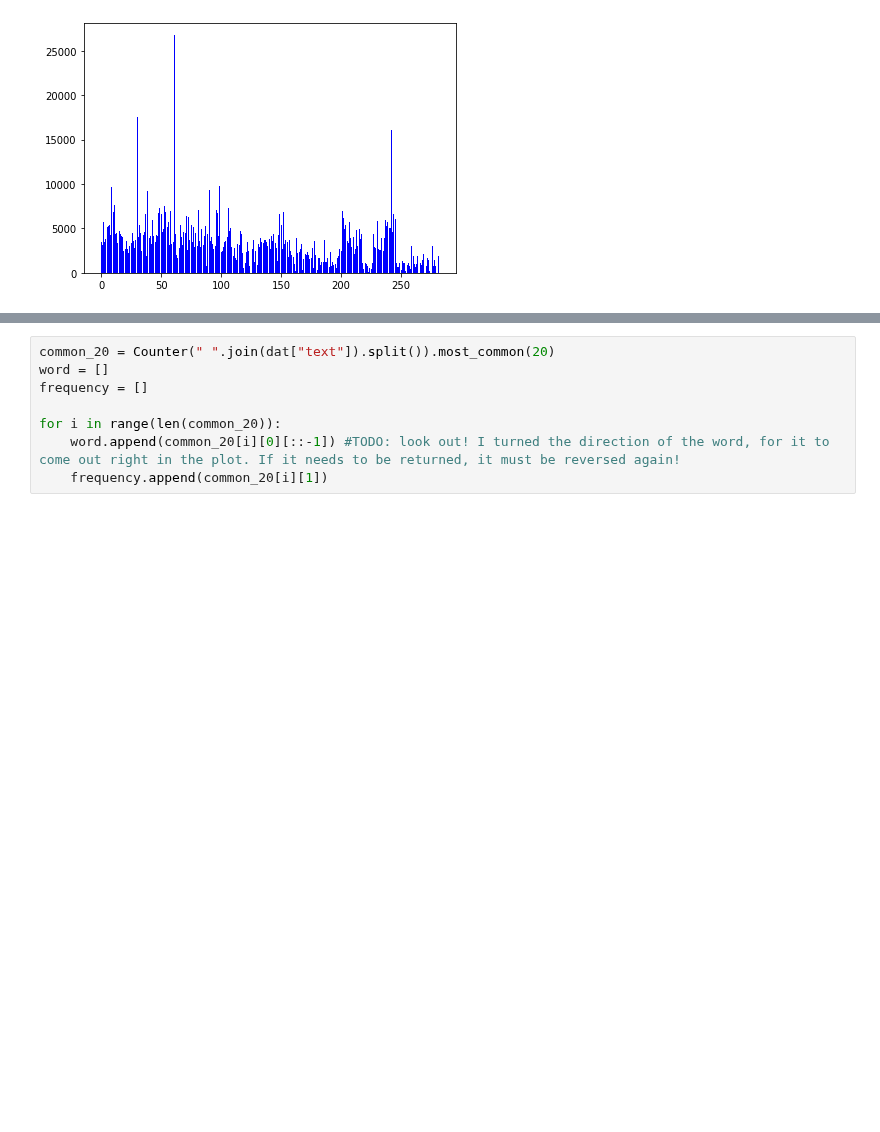
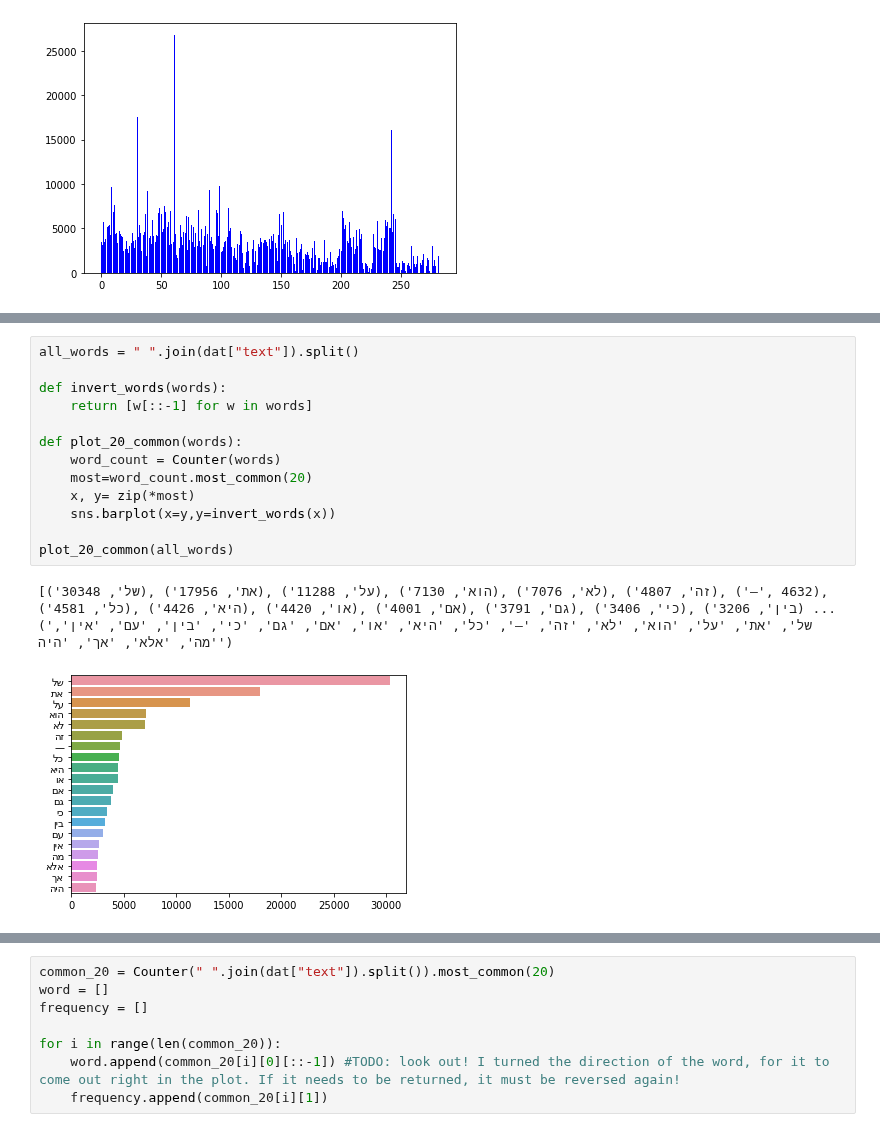
Before and after one commit to roishlezinger/nlpH, a Jupyter notebook: data_collection.ipynb, the cells around one changed output, grey strips where cells are left out. Drawn from its saved outputs; the diff is of its cells as text; blank space fills up the shorter version.

```diff
--- a/data_collection.ipynb
+++ b/data_collection.ipynb
@@ -102,0 +156,17 @@ dat
+# %%
+all_words = " ".join(dat["text"]).split()
+
+def invert_words(words):
+    return [w[::-1] for w in words]
+
+def plot_20_common(words):
+    word_count = Counter(words)
+    most=word_count.most_common(20)
+    x, y= zip(*most)
+    sns.barplot(x=y,y=invert_words(x))
+
+plot_20_common(all_words)
+# %% [output]
+[('של', 30348), ('את', 17956), ('על', 11288), ('הוא', 7130), ('לא', 7076), ('זה', 4807), ('—', 4632), ('כל', 4581), ('היא', 4426), ('או', 4420), ('אם', 4001), ('גם', 3791), ('כי', 3406), ('בין', 3206) ...
+('של', 'את', 'על', 'הוא', 'לא', 'זה', '—', 'כל', 'היא', 'או', 'אם', 'גם', 'כי', 'בין', 'עם', 'אין', 'מה', 'אלא', 'אך', 'היה')
+[figure, added]
```
Also changed, not shown: parts of 9 cells of this notebook.
